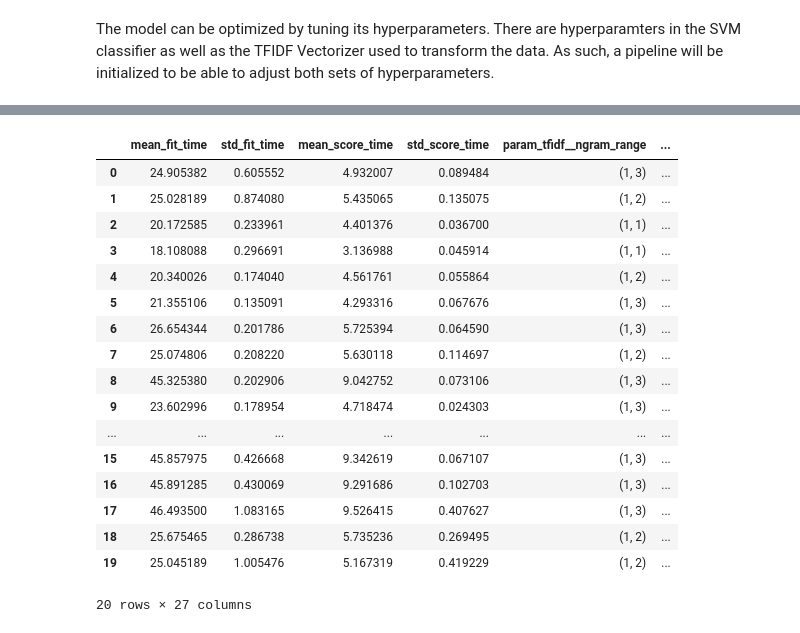
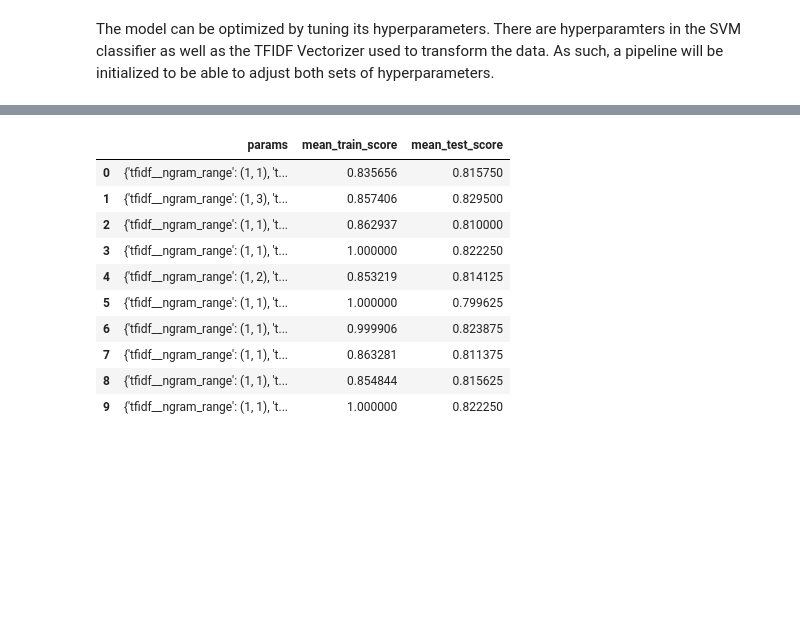
Before and after one commit to albazahm/Text-Classification-using-Support-Vector-Machine-SVM-Classifier, a Jupyter notebook: Text Classification and Support Vector Machines (SVMs).ipynb, the cells around one changed output, grey strips where cells are left out. Saved outputs shown, nothing was run; the diff lists cells and outputs as text; code cells hidden in the pictures; blank space fills up the shorter version.

```diff
--- a/Text Classification and Support Vector Machines (SVMs).ipynb
+++ b/Text Classification and Support Vector Machines (SVMs).ipynb
@@ -297,33 +295,30 @@ pipe = Pipeline([
     ('clf', clf)
 ])
 # %%
-#defining the search space for the hyper-parameters. In this case, a list of dictionaries is passed since each kernel of the SVM
-#model has restrictions on inputs. For example, a linear SVM has no use for the 'degree' or 'coef0' parameters and adjusting for
+#defining the search space for the hyper-parameters. In this case, a separate dictionaries are used since each kernel of the SVM
+#model has restrictions on inputs. For example, a linear SVM has no use for the 'degree' or 'gamma' parameters and adjusting for
 #them if the model is linear is simply inefficient. Therefore, we separate each kernel into its own dictionary and adjust only
 #the paramters that are suitable for that kernel.
 
-param_grid = [
-    {'tfidf__max_features': [2500, 5000, 7500, None],
+linear_grid = {'tfidf__max_features': [500, 1000, 5000, None],
     'tfidf__ngram_range': [(1, 1), (1, 2), (1, 3)],
-    'clf__C': [0.01, 0.1, 1, 10],
-    'clf__kernel' : ['linear']},
+    'clf__C': np.logspace(-1, 3, 5),
+    'clf__kernel' : ['linear']}
 
-    {'tfidf__max_features': [2500, 5000, 7500, None],
+poly_grid = {'tfidf__max_features': [500, 1000, 5000, None],
     'tfidf__ngram_range': [(1, 1), (1, 2), (1, 3)],
-    'clf__C': [0.01, 0.1, 1, 10],
+    'clf__C': np.logspace(-1, 3, 5),
     'clf__kernel' : ['poly'],
-    'clf__coef0': [0.01, 0.1, 1, 10],
     'clf__degree' : [2, 3],
-    'clf__gamma': [0.01, 0.1, 1, 10]},
+    'clf__gamma': np.logspace(-2, 2, 5)}
 
-    {'tfidf__max_features': [2500, 5000, 7500, None],
+rbf_grid = {'tfidf__max_features': [500, 1000, 5000, None],
     'tfidf__ngram_range': [(1, 1), (1, 2), (1, 3)],
-    'clf__C': [0.01, 0.1, 1, 10],
+    'clf__C': np.logspace(-1, 3, 5),
     'clf__kernel' : ['rbf'],
-    'clf__gamma': [0.01, 0.1, 1, 10]},
-]
+    'clf__gamma': np.logspace(-2, 2, 5)}
 # %%
 #using a randomized grid search to find the optimal value of the hyperparameters over a 5-fold cross-validation
-scv = RandomizedSearchCV(pipe, param_distributions = param_grid, n_iter = 20, cv = 5, verbose = 2, n_jobs = -1, return_train_score = True)
-scv.fit(Train_X, Train_Y)
+scv_linear = RandomizedSearchCV(pipe, param_distributions = linear_grid, n_iter = 10, cv = 5, verbose = 2, n_jobs = -1, return_train_score = True, random_state = 42)
+scv_linear.fit(Train_X, Train_Y);
 # %% [output]
@@ -351,22 +347,15 @@ RandomizedSearchCV(cv=5, error_score=nan,
 # %%
 #preview randomized gridsearch results
-pd.DataFrame(scv.cv_results_)
+pd.DataFrame(scv_linear.cv_results_)[['params', 'mean_train_score', 'mean_test_score']]
 # %% [output]
-|  | mean_fit_time | std_fit_time | mean_score_time | std_score_time | param_tfidf__ngram_range | ... |
-| 0 | 24.905382 | 0.605552 | 4.932007 | 0.089484 | (1, 3) | ... |
-| 1 | 25.028189 | 0.874080 | 5.435065 | 0.135075 | (1, 2) | ... |
-| 2 | 20.172585 | 0.233961 | 4.401376 | 0.036700 | (1, 1) | ... |
-| 3 | 18.108088 | 0.296691 | 3.136988 | 0.045914 | (1, 1) | ... |
-| 4 | 20.340026 | 0.174040 | 4.561761 | 0.055864 | (1, 2) | ... |
-| 5 | 21.355106 | 0.135091 | 4.293316 | 0.067676 | (1, 3) | ... |
-| 6 | 26.654344 | 0.201786 | 5.725394 | 0.064590 | (1, 3) | ... |
-| 7 | 25.074806 | 0.208220 | 5.630118 | 0.114697 | (1, 2) | ... |
-| 8 | 45.325380 | 0.202906 | 9.042752 | 0.073106 | (1, 3) | ... |
-| 9 | 23.602996 | 0.178954 | 4.718474 | 0.024303 | (1, 3) | ... |
-| ... | ... | ... | ... | ... | ... | ... |
-| 15 | 45.857975 | 0.426668 | 9.342619 | 0.067107 | (1, 3) | ... |
-| 16 | 45.891285 | 0.430069 | 9.291686 | 0.102703 | (1, 3) | ... |
-| 17 | 46.493500 | 1.083165 | 9.526415 | 0.407627 | (1, 3) | ... |
-| 18 | 25.675465 | 0.286738 | 5.735236 | 0.269495 | (1, 2) | ... |
-| 19 | 25.045189 | 1.005476 | 5.167319 | 0.419229 | (1, 2) | ... |
+|  | params | mean_train_score | mean_test_score |
+| 0 | {'tfidf__ngram_range': (1, 1), 't... | 0.835656 | 0.815750 |
+| 1 | {'tfidf__ngram_range': (1, 3), 't... | 0.857406 | 0.829500 |
+| 2 | {'tfidf__ngram_range': (1, 1), 't... | 0.862937 | 0.810000 |
+| 3 | {'tfidf__ngram_range': (1, 1), 't... | 1.000000 | 0.822250 |
+| 4 | {'tfidf__ngram_range': (1, 2), 't... | 0.853219 | 0.814125 |
+| 5 | {'tfidf__ngram_range': (1, 1), 't... | 1.000000 | 0.799625 |
+| 6 | {'tfidf__ngram_range': (1, 1), 't... | 0.999906 | 0.823875 |
+| 7 | {'tfidf__ngram_range': (1, 1), 't... | 0.863281 | 0.811375 |
+| 8 | {'tfidf__ngram_range': (1, 1), 't... | 0.854844 | 0.815625 |
+| 9 | {'tfidf__ngram_range': (1, 1), 't... | 1.000000 | 0.822250 |
-20 rows × 27 columns
```
Also changed, not shown: parts of 38 cells of this notebook.
